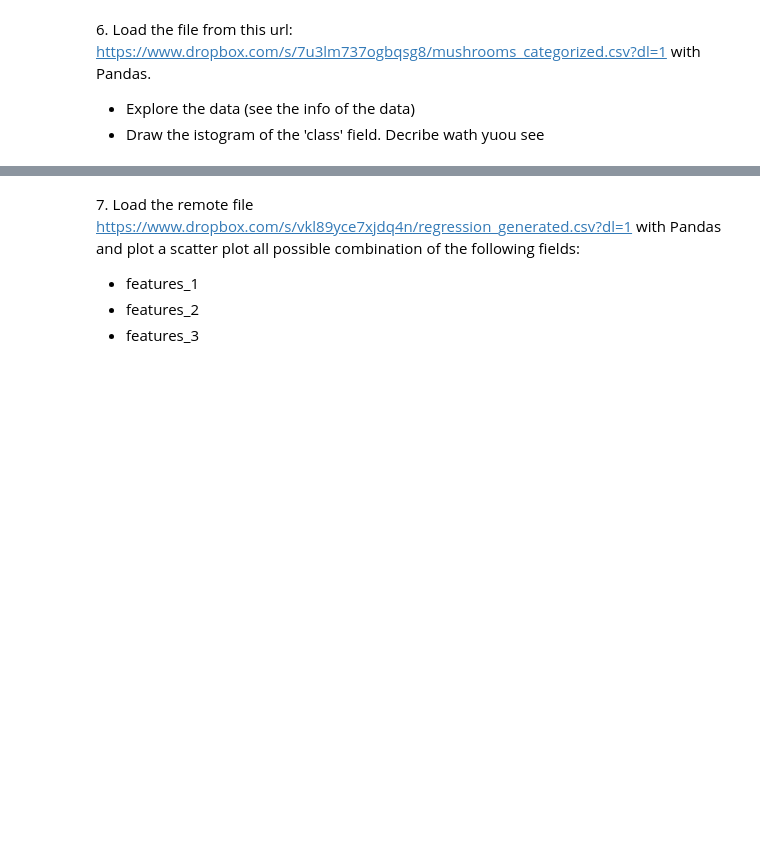
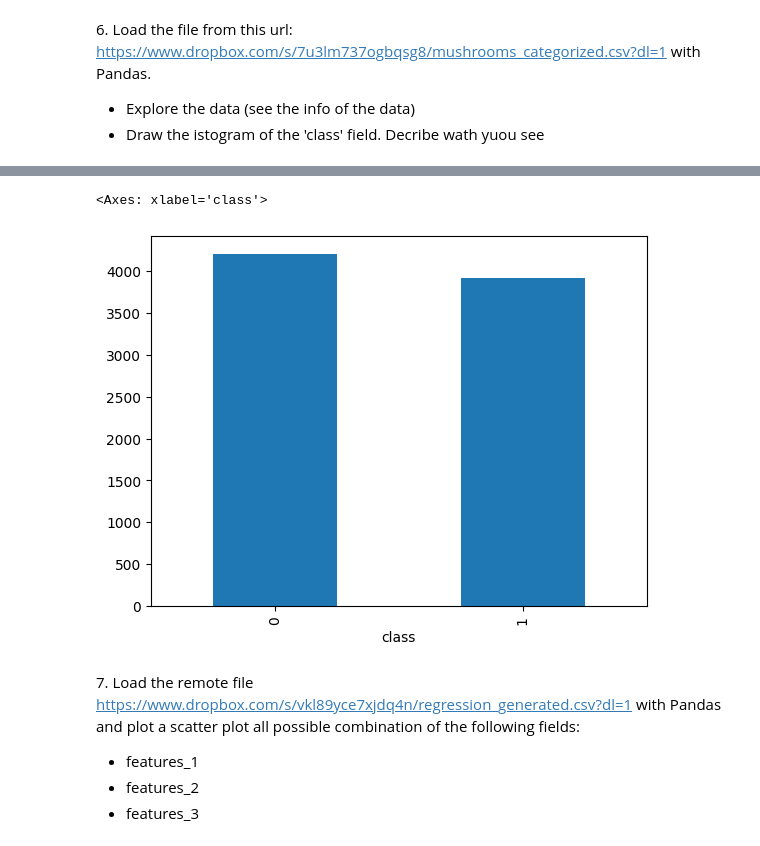
Before and after one commit to gleeeee0788/LaboratoryOfComputationalPhysics_Y9, a Jupyter notebook: 05ex_OSEMN.ipynb, the cells around one changed output, grey strips where cells are left out. Saved outputs shown, nothing was run; the diff lists cells and outputs as text; code cells hidden in the pictures; blank space fills up the shorter version.

```diff
--- a/05ex_OSEMN.ipynb
+++ b/05ex_OSEMN.ipynb
@@ -47,0 +111,5 @@ Each character is composed by 6 bit (even the space) and the last 4 bit are just
+# %%
+import pandas as pd
+
+mushrooms = pd.read_csv('mushrooms_categorized.csv')
+mushrooms.head()
@@ -48,3 +124,8 @@ Each character is composed by 6 bit (even the space) and the last 4 bit are just
+# %%
+mushrooms['class'].value_counts().sort_index().plot(kind='bar')
+# %% [output]
+<Axes: xlabel='class'>
+[figure, added]
 # %% [markdown]
 7\. Load the remote file [https://www.dropbox.com/s/vkl89yce7xjdq4n/regression_generated.csv?dl=1](https://www.dropbox.com/s/vkl89yce7xjdq4n/regression_generated.csv?dl=1) with Pandas and plot a scatter plot all possible combination of the following fields:
 
```
Also changed, not shown: parts of 12 cells of this notebook, 9 other files.
